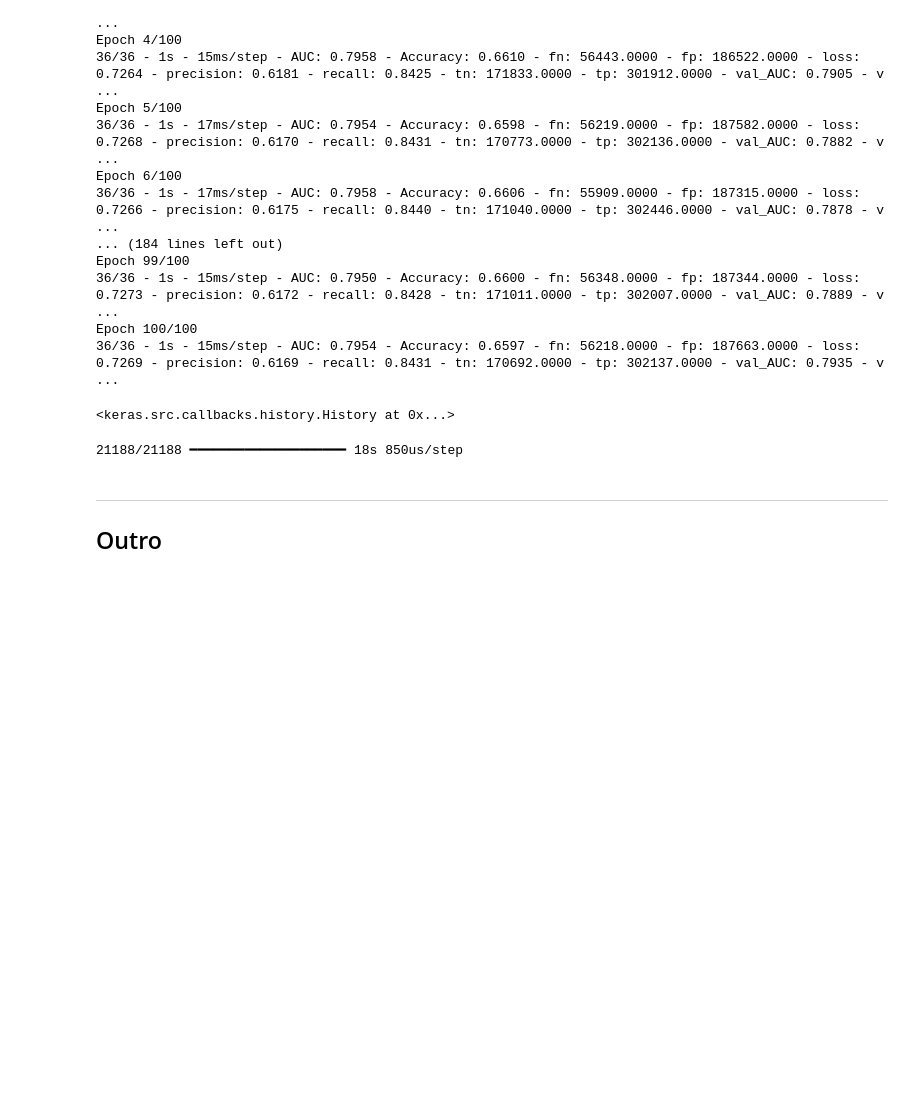
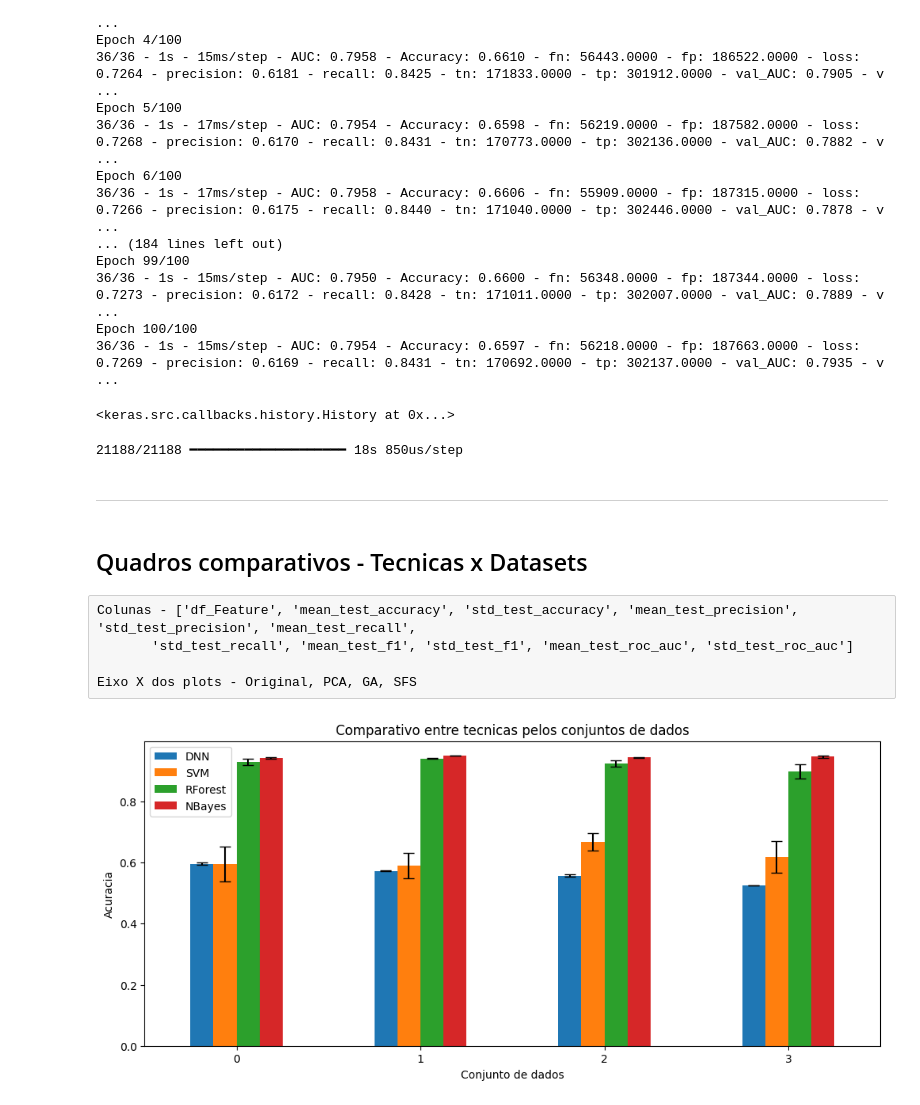
Before and after one commit to AlexCecconi/ReconhecimentoPadroes_FrenchInsurance, a Jupyter notebook: Motor_Insurance_Project.ipynb, the cells around one changed output. Drawn from its saved outputs; the diff is of its cells as text; code cells hidden in the pictures; blank space fills up the shorter version.

```diff
--- a/Motor_Insurance_Project.ipynb
+++ b/Motor_Insurance_Project.ipynb
@@ -1190,8 +1210,8 @@ res_pca = Model_grid_results_pca.loc[ Model_grid_results_pca["params"] == best_g
 res_GA = Model_grid_results_GA.loc[ Model_grid_results_GA["params"] == best_grid_GA  ][metrics_column]#.style.format('{:.2%}')
 res_SFS = Model_grid_results_SFS.loc[ Model_grid_results_SFS["params"] == best_grid_SFS  ][metrics_column]#.style.format('{:.2%}')
 
-Resultado = pd.concat([res, res_pca, res_GA, res_SFS])#.style.format('{:.2}')
-Resultado
+Resultado_dnn = pd.concat([res, res_pca, res_GA, res_SFS])#.style.format('{:.2}')
+Resultado_dnn
 # %% [output]
 |  | df_Feature | mean_test_accuracy | std_test_accuracy | mean_test_precision | std_test_precision | ... |
 | 6 | Original | 0.596201 | 0.004626 | 0.590872 | 0.004367 | ... |
@@ -1399,4 +1419,38 @@ pred = model.predict( scaler.fit_transform(X) )
 21188/21188 ━━━━━━━━━━━━━━━━━━━━ 18s 850us/step
 # %% [markdown]
 -----------------------------------------------
-## Outro
+# %% [markdown]
+## Quadros comparativos - Tecnicas x Datasets
+# %% [raw]
+Colunas - ['df_Feature', 'mean_test_accuracy', 'std_test_accuracy', 'mean_test_precision', 'std_test_precision', 'mean_test_recall',
+       'std_test_recall', 'mean_test_f1', 'std_test_f1', 'mean_test_roc_auc', 'std_test_roc_auc']
+
+Eixo X dos plots - Original, PCA, GA, SFS
+# %%
+#Acuracia
+#Media
+a = Resultado_dnn[['df_Feature','mean_test_accuracy']].rename(columns={"mean_test_accuracy": "DNN" })
+b = Resultado_svm[['df_Feature','mean_test_accuracy']].rename(columns={"mean_test_accuracy": "SVM" })
+c = Resultado_RForest[['df_Feature','mean_test_accuracy']].rename(columns={"mean_test_accuracy": "RForest" })
+d = Resultado_bayes[['df_Feature','mean_test_accuracy']].rename(columns={"mean_test_accuracy": "NBayes" })
+
+#Devio Padrao
+e = Resultado_dnn[['df_Feature','std_test_accuracy']].rename(columns={"std_test_accuracy": "DNN" })
+f = Resultado_svm[['df_Feature','std_test_accuracy']].rename(columns={"std_test_accuracy": "SVM" })
+g = Resultado_RForest[['df_Feature','std_test_accuracy']].rename(columns={"std_test_accuracy": "RForest" })
+h = Resultado_bayes[['df_Feature','std_test_accuracy']].rename(columns={"std_test_accuracy": "NBayes" })
+
+
+Accuracy_Mean = a.merge(b, how='inner', on='df_Feature').merge(c, how='inner', on='df_Feature').merge(d, how='inner', on='df_Feature')
+Accuracy_std = e.merge(f, how='inner', on='df_Feature').merge(g, how='inner', on='df_Feature').merge(h, how='inner', on='df_Feature')
+# %%
+fig, ax = plt.subplots(1,1 ,figsize=(12,5))
+Accuracy_Mean.plot.bar(yerr = Accuracy_std , ax=ax, capsize=5 )
+
+plt.xticks(rotation=0)
+plt.ylabel('Acuracia')
+plt.xlabel('Conjunto de dados')
+plt.title('Comparativo entre tecnicas pelos conjuntos de dados')
+plt.show()
+# %% [output]
+[figure, added]
```
Also changed, not shown: parts of 14 cells of this notebook.
